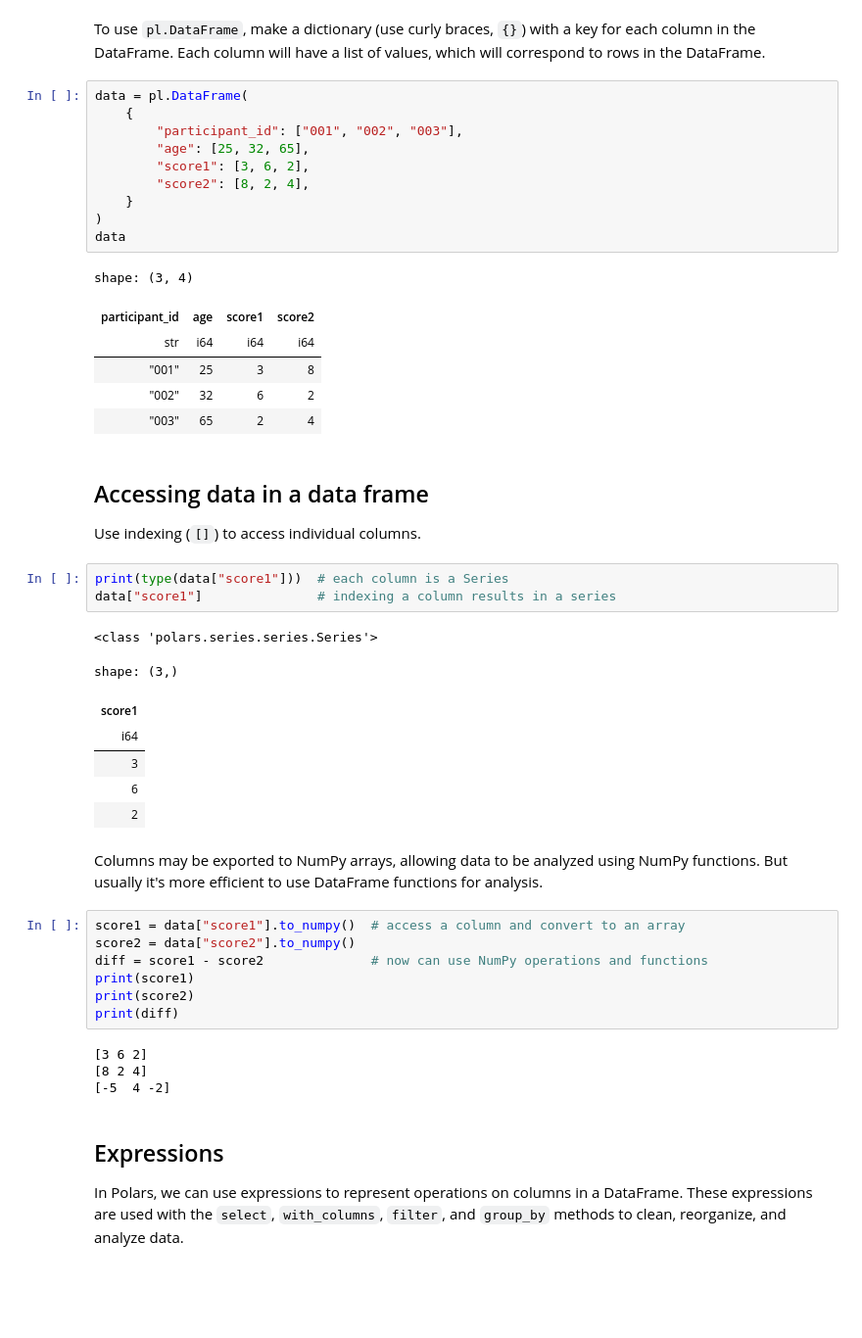
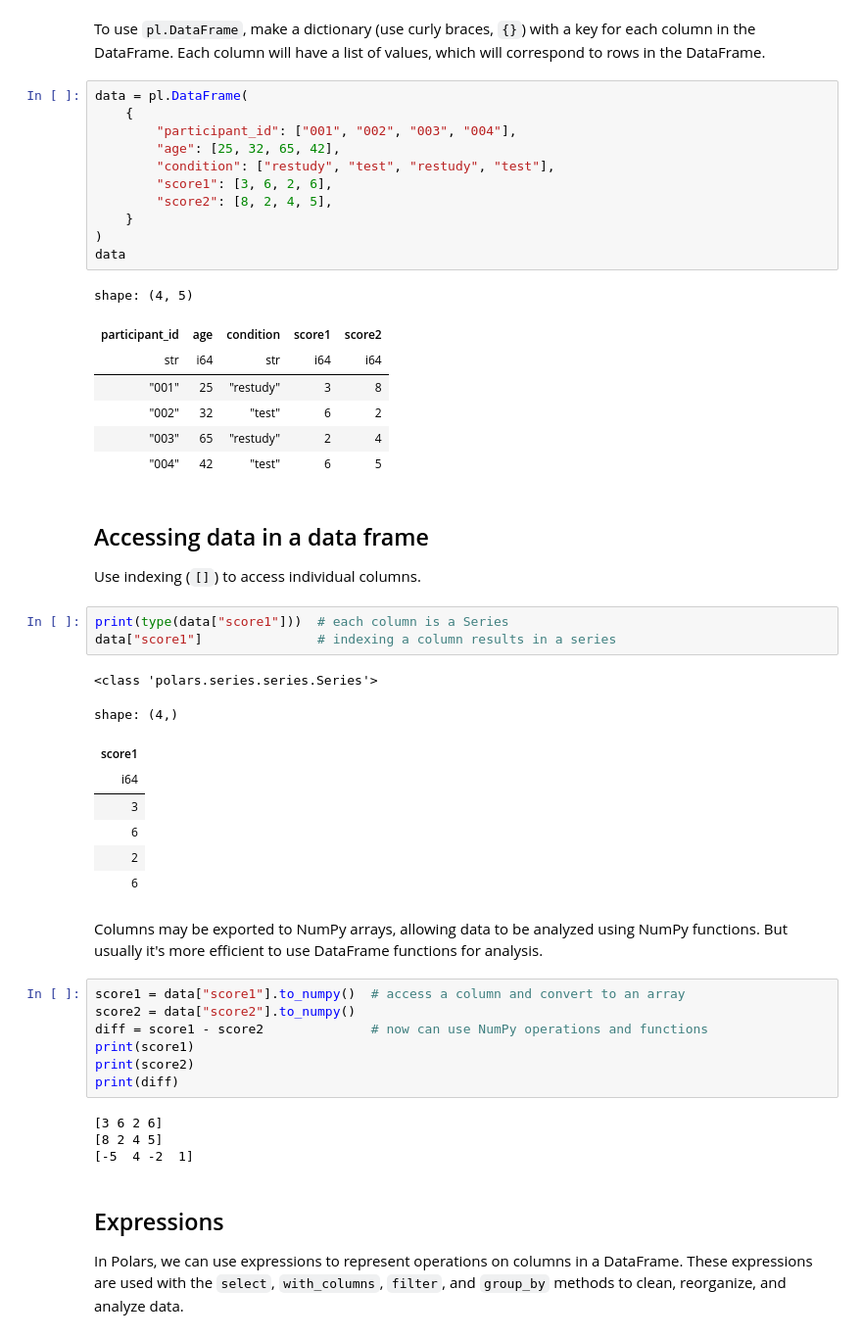
Before and after one commit to mortonne/datascipsych, a Jupyter notebook: chapters/chapter7/review.ipynb, the cells around one changed output. Shown at 98% size. Saved outputs shown, nothing was run; the diff lists cells and outputs as text; blank space fills up the shorter version.

```diff
--- a/chapters/chapter7/review.ipynb
+++ b/chapters/chapter7/review.ipynb
@@ -45,20 +45,22 @@ To use `pl.DataFrame`, make a dictionary (use curly braces, `{}`) with a key for
 # %%
 data = pl.DataFrame(
     {
-        "participant_id": ["001", "002", "003"],
-        "age": [25, 32, 65],
-        "score1": [3, 6, 2],
-        "score2": [8, 2, 4],
+        "participant_id": ["001", "002", "003", "004"],
+        "age": [25, 32, 65, 42],
+        "condition": ["restudy", "test", "restudy", "test"],
+        "score1": [3, 6, 2, 6],
+        "score2": [8, 2, 4, 5],
     }
 )
 data
 # %% [output]
-shape: (3, 4)
+shape: (4, 5)
-| participant_id | age | score1 | score2 |
-| str | i64 | i64 | i64 |
-| "001" | 25 | 3 | 8 |
-| "002" | 32 | 6 | 2 |
-| "003" | 65 | 2 | 4 |
+| participant_id | age | condition | score1 | score2 |
+| str | i64 | str | i64 | i64 |
+| "001" | 25 | "restudy" | 3 | 8 |
+| "002" | 32 | "test" | 6 | 2 |
+| "003" | 65 | "restudy" | 2 | 4 |
+| "004" | 42 | "test" | 6 | 5 |
 # %% [markdown]
 ## Accessing data in a data frame
 
@@ -68,12 +70,13 @@ print(type(data["score1"]))  # each column is a Series
 data["score1"]               # indexing a column results in a series
 # %% [output]
 <class 'polars.series.series.Series'>
-shape: (3,)
+shape: (4,)
 | score1 |
 | i64 |
 | 3 |
 | 6 |
 | 2 |
+| 6 |
 # %% [markdown]
 Columns may be exported to NumPy arrays, allowing data to be analyzed using NumPy functions. But usually it's more efficient to use DataFrame functions for analysis.
 # %%
@@ -84,9 +87,9 @@ print(score1)
 print(score2)
 print(diff)
 # %% [output]
-[3 6 2]
-[8 2 4]
-[-5  4 -2]
+[3 6 2 6]
+[8 2 4 5]
+[-5  4 -2  1]
 # %% [markdown]
 ## Expressions
 
```
Also changed, not shown: parts of 15 cells of this notebook, 3 other files.
